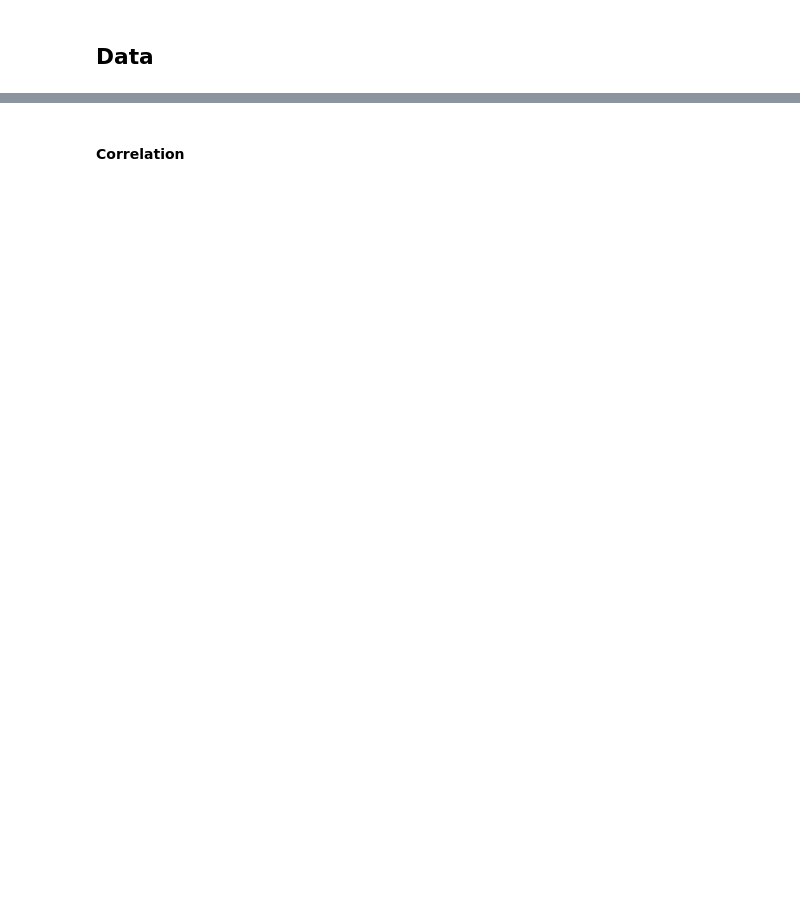
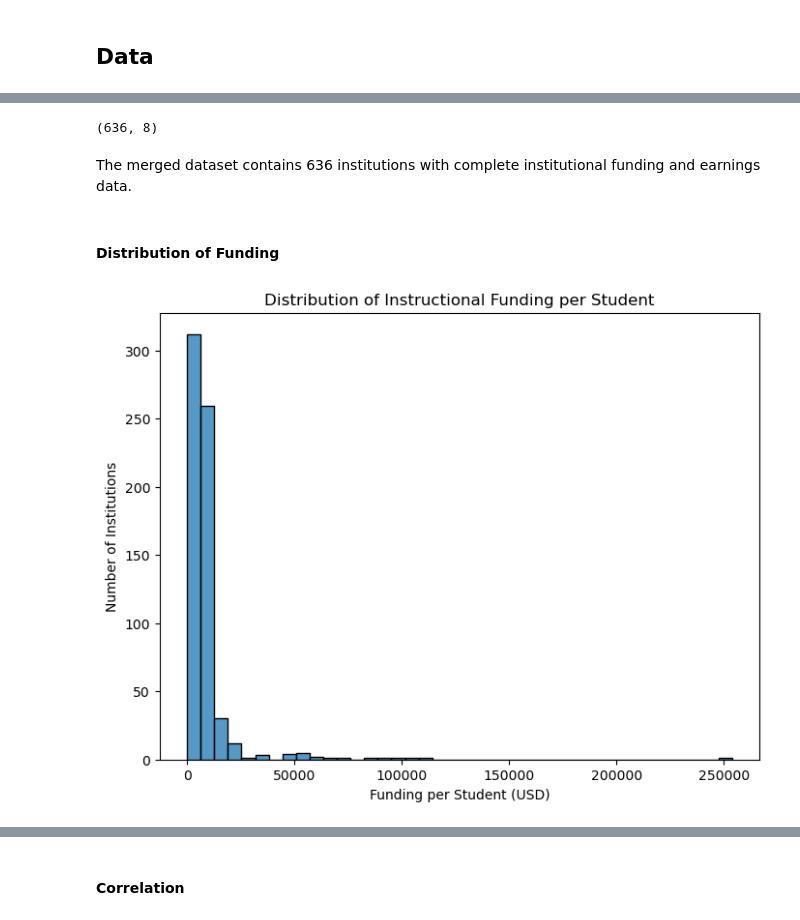
Before and after one commit to COGS108/Group108_WI26, a Jupyter notebook: 02-EDACheckpoint.ipynb, the cells around one changed output, grey strips where cells are left out. Cells and saved outputs as stored; diff of their text form; code cells hidden in the pictures; blank space fills up the shorter version.

```diff
--- a/02-EDACheckpoint.ipynb
+++ b/02-EDACheckpoint.ipynb
@@ -363,0 +184,9 @@ After applying a log transformation to both funding and earnings, the relationsh
+# %%
+import sys
+sys.path.append("./modules")
+
+from scorecard_geo import extract_geo
+
+scorecard_geo = extract_geo("data/00-raw/MERGED2012_13_PP.csv")
+
+scorecard_geo.head()
@@ -363,0 +225,4 @@ After applying a log transformation to both funding and earnings, the relationsh
+# %%
+acs_income = pd.read_csv("data/02-processed/acs_median_income_2012_long.csv")
+
+acs_income.head()
@@ -363,0 +271,8 @@ After applying a log transformation to both funding and earnings, the relationsh
+# %%
+merged = ipeds.merge(
+    scorecard_geo,
+    on="UNITID",
+    how="left"
+)
+
+merged.head()
@@ -363,0 +301,8 @@ After applying a log transformation to both funding and earnings, the relationsh
+# %%
+merged = merged.merge(
+    acs_income,
+    on="STABBR",
+    how="left"
+)
+
+merged.head()
@@ -363,0 +362,20 @@ After applying a log transformation to both funding and earnings, the relationsh
+# %%
+merged.shape
+# %% [output]
+(636, 8)
+# %% [markdown]
+The merged dataset contains 636 institutions with complete institutional funding and earnings data.
+# %% [markdown]
+#### Distribution of Funding
+# %%
+import matplotlib.pyplot as plt
+import seaborn as sns
+
+plt.figure(figsize=(8,6))
+sns.histplot(merged["funding_per_student_2012"], bins=40)
+plt.title("Distribution of Instructional Funding per Student")
+plt.xlabel("Funding per Student (USD)")
+plt.ylabel("Number of Institutions")
+plt.show()
+# %% [output]
+[figure, added]
```
Also changed, not shown: parts of 108 cells of this notebook.
